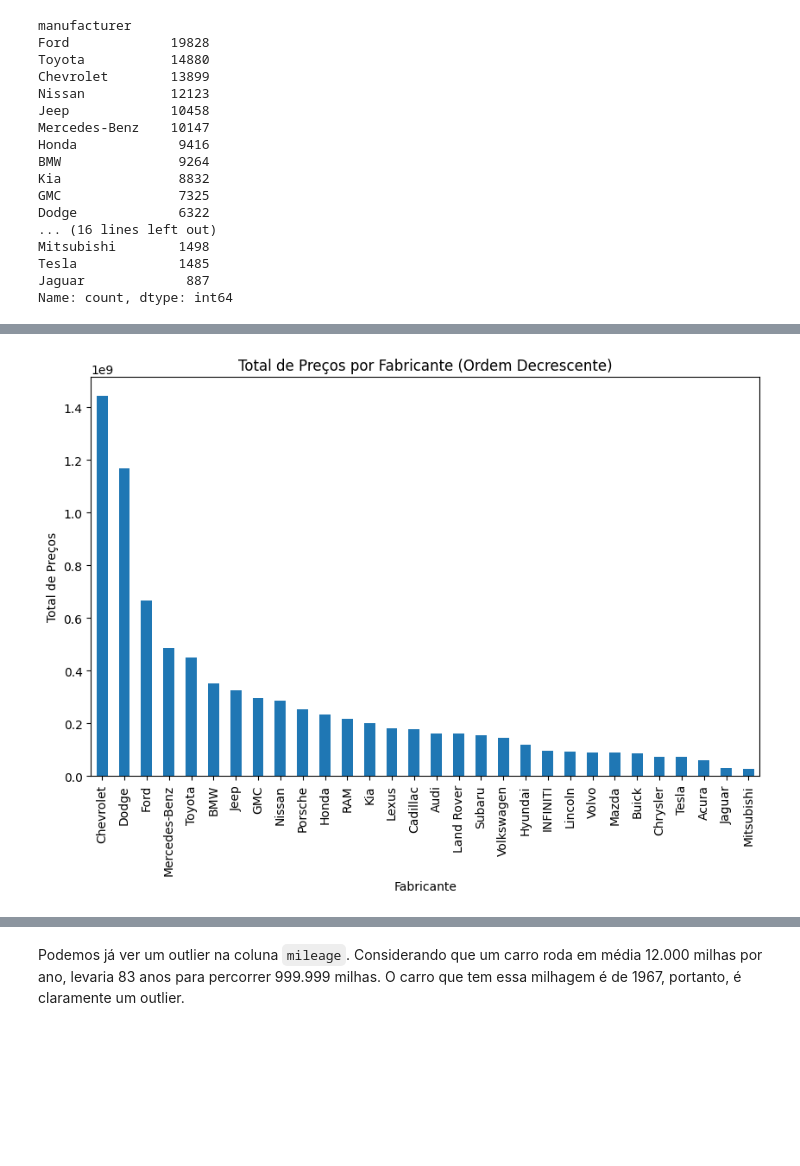
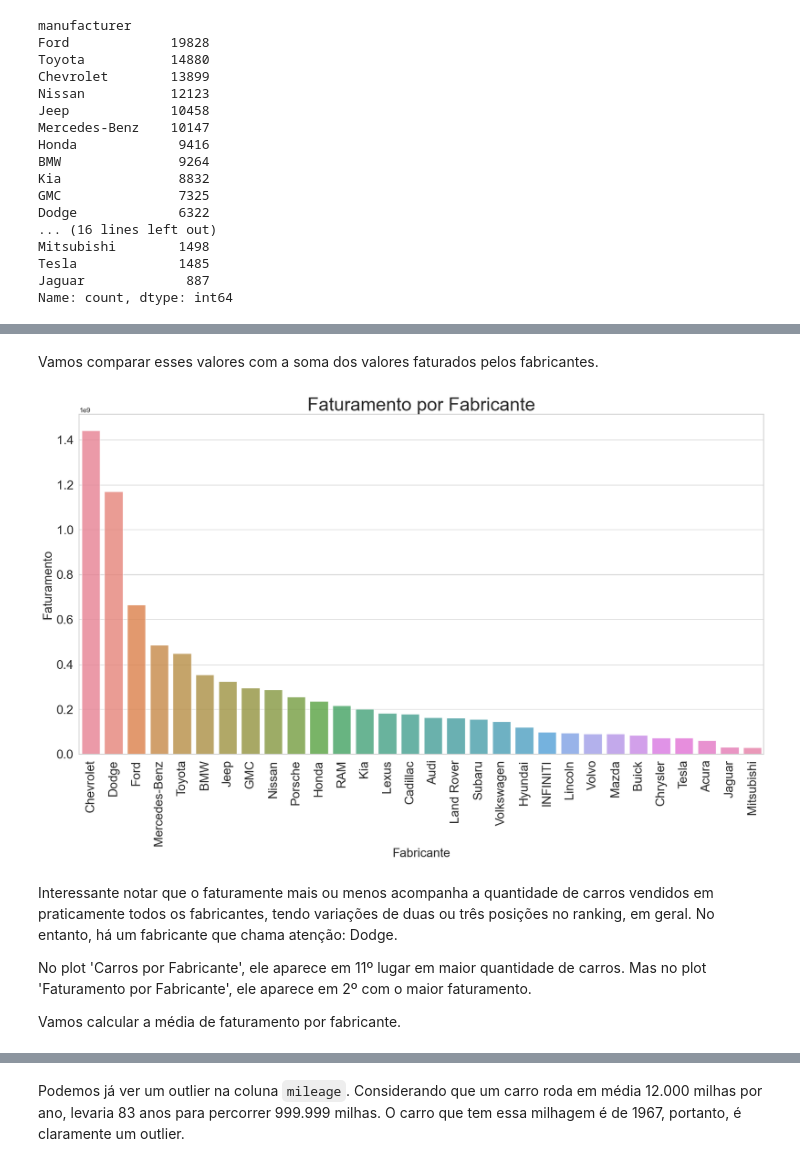
Before and after one commit to BaRobles/Compass_Data_Science, a Jupyter notebook: Sprint-2/Sprint 2.ipynb, the cells around one changed output, grey strips where cells are left out. Cells and saved outputs as stored; diff of their text form; code cells hidden in the pictures; blank space fills up the shorter version.

```diff
--- a/Sprint-2/Sprint 2.ipynb
+++ b/Sprint-2/Sprint 2.ipynb
@@ -143,17 +164,22 @@ plt.show()
-# %%
-total_price_by_manufacturer = cars_df.groupby('manufacturer')['price'].sum()
-
-# Ordenando os totais de preço de forma crescente
-total_price_by_manufacturer_decrescent = total_price_by_manufacturer.sort_values(ascending=False)
-
-total_price_by_manufacturer_decrescent.plot(kind='bar', figsize=(10, 6))
-
-# Adicionando título e rótulos aos eixos
-plt.title('Total de Preços por Fabricante (Ordem Decrescente)')
-plt.xlabel('Fabricante')
-plt.ylabel('Total de Preços')
-
-# Mostrando o gráfico
-plt.show()
-# %% [output]
-[figure, removed]
+# %% [markdown]
+Vamos comparar esses valores com a soma dos valores faturados pelos fabricantes.
+# %%
+total_price_by_manufacturer = cars_df.groupby('manufacturer')['price'].sum()
+total_price_by_manufacturer_decrescent = total_price_by_manufacturer.sort_values(ascending=False)
+rainbow_palette = sns.color_palette("husl", len(counts))
+plt.figure(figsize = (20, 10))
+sns.barplot(x=total_price_by_manufacturer_decrescent.index, y=total_price_by_manufacturer_decrescent.values, hue=total_price_by_manufacturer_decrescent.index, palette=rainbow_palette, alpha = 0.8)
+plt.title('Faturamento por Fabricante', fontsize = 30)
+plt.ylabel('Faturamento', fontsize = 20)
+plt.xlabel('Fabricante', fontsize = 20)
+plt.xticks(rotation=90, fontsize=20)
+plt.yticks(fontsize=20)
+plt.show()
+# %% [output]
+[figure, added]
+# %% [markdown]
+Interessante notar que o faturamente mais ou menos acompanha a quantidade de carros vendidos em praticamente todos os fabricantes, tendo variações de duas ou três posições no ranking, em geral. No entanto, há um fabricante que chama atenção: Dodge.
+
+No plot 'Carros por Fabricante', ele aparece em 11º lugar em maior quantidade de carros. Mas no plot 'Faturamento por Fabricante', ele aparece em 2º com o maior faturamento.
+
+Vamos calcular a média de faturamento por fabricante.
```
Also changed, not shown: parts of 17 cells of this notebook.
